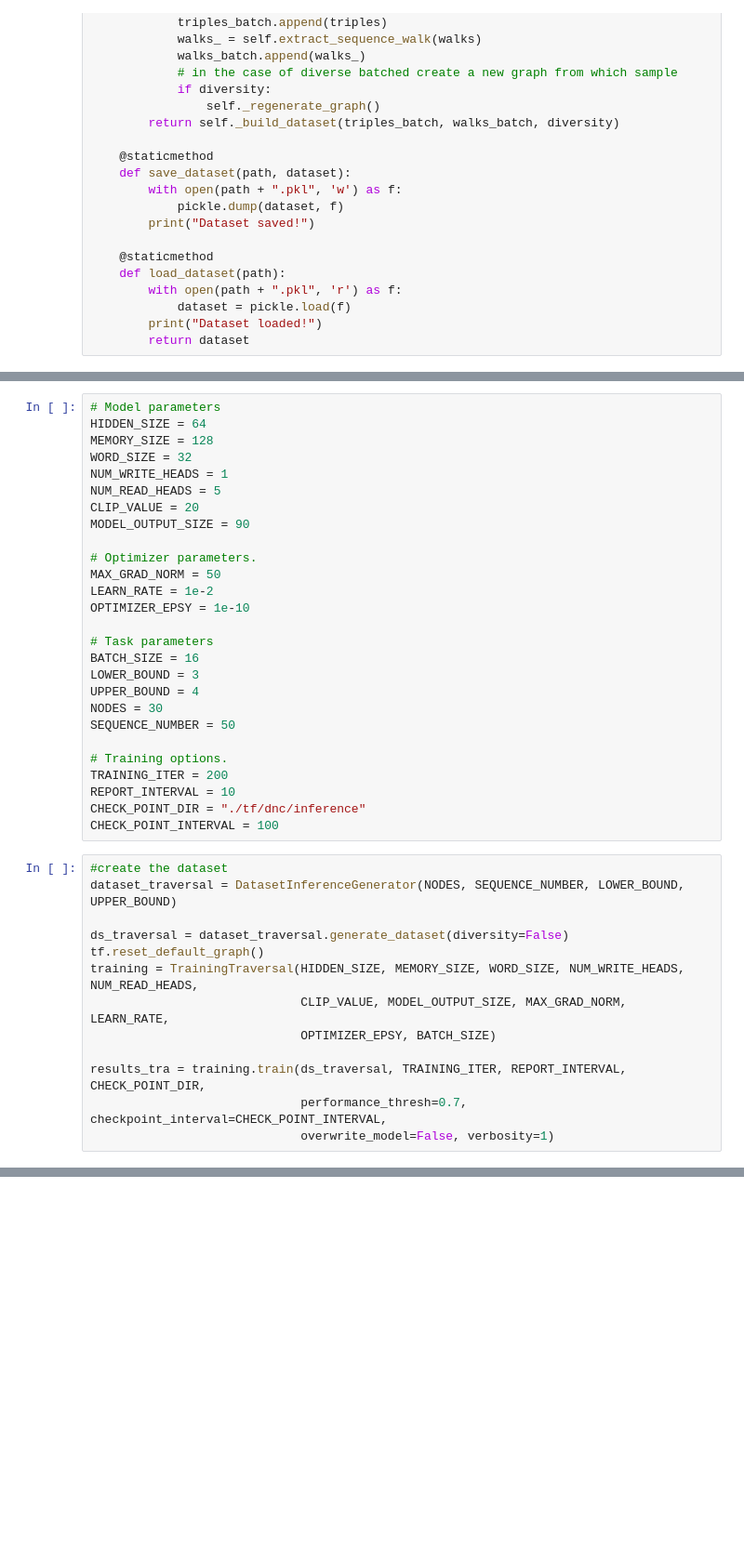
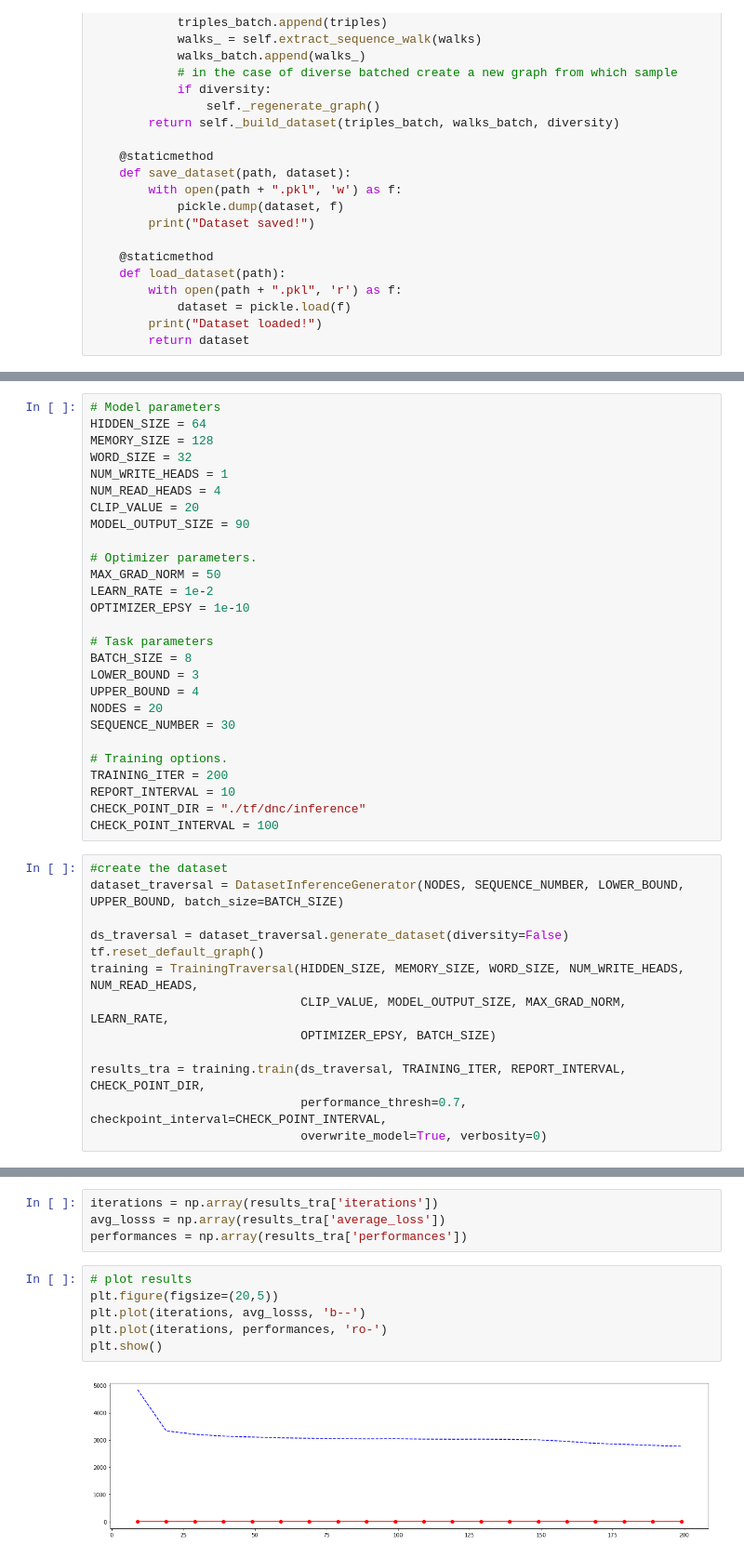
Before and after one commit to MrAngius/DNC-SemesterProject, a Jupyter notebook: Semester Project.ipynb, the cells around one changed output, grey strips where cells are left out. Shown at 93% size. Saved outputs shown, nothing was run; the diff lists cells and outputs as text; blank space fills up the shorter version.

Commit message:
Inference task training

```diff
--- a/Semester Project.ipynb
+++ b/Semester Project.ipynb
@@ -2158,7 +2152,7 @@ HIDDEN_SIZE = 64
 MEMORY_SIZE = 128
 WORD_SIZE = 32
 NUM_WRITE_HEADS = 1
-NUM_READ_HEADS = 5
+NUM_READ_HEADS = 4
 CLIP_VALUE = 20
 MODEL_OUTPUT_SIZE = 90
 
@@ -2168,11 +2162,11 @@ LEARN_RATE = 1e-2
 OPTIMIZER_EPSY = 1e-10
 
 # Task parameters
-BATCH_SIZE = 16
+BATCH_SIZE = 8
 LOWER_BOUND = 3
 UPPER_BOUND = 4
-NODES = 30
-SEQUENCE_NUMBER = 50
+NODES = 20
+SEQUENCE_NUMBER = 30
 
 # Training options.
 TRAINING_ITER = 200
@@ -2181,7 +2175,7 @@ CHECK_POINT_DIR = "./tf/dnc/inference"
 CHECK_POINT_INTERVAL = 100
 # %%
 #create the dataset
-dataset_traversal = DatasetInferenceGenerator(NODES, SEQUENCE_NUMBER, LOWER_BOUND, UPPER_BOUND)
+dataset_traversal = DatasetInferenceGenerator(NODES, SEQUENCE_NUMBER, LOWER_BOUND, UPPER_BOUND, batch_size=BATCH_SIZE)
 
 ds_traversal = dataset_traversal.generate_dataset(diversity=False)
 tf.reset_default_graph()
@@ -2191,5 +2185,5 @@ training = TrainingTraversal(HIDDEN_SIZE, MEMORY_SIZE, WORD_SIZE, NUM_WRITE_HEAD
 
 results_tra = training.train(ds_traversal, TRAINING_ITER, REPORT_INTERVAL, CHECK_POINT_DIR,
                              performance_thresh=0.7, checkpoint_interval=CHECK_POINT_INTERVAL,
-                             overwrite_model=False, verbosity=1)
+                             overwrite_model=True, verbosity=0)
 # %% [output]
@@ -2196,0 +2207,12 @@ TypeError: gen_graph() got an unexpected keyword argument 'inference'
+# %%
+iterations = np.array(results_tra['iterations'])
+avg_losss = np.array(results_tra['average_loss'])
+performances = np.array(results_tra['performances'])
+# %%
+# plot results
+plt.figure(figsize=(20,5))
+plt.plot(iterations, avg_losss, 'b--')
+plt.plot(iterations, performances, 'ro-')
+plt.show()
+# %% [output]
+[figure, added]
```
Also changed, not shown: parts of 12 cells of this notebook.
